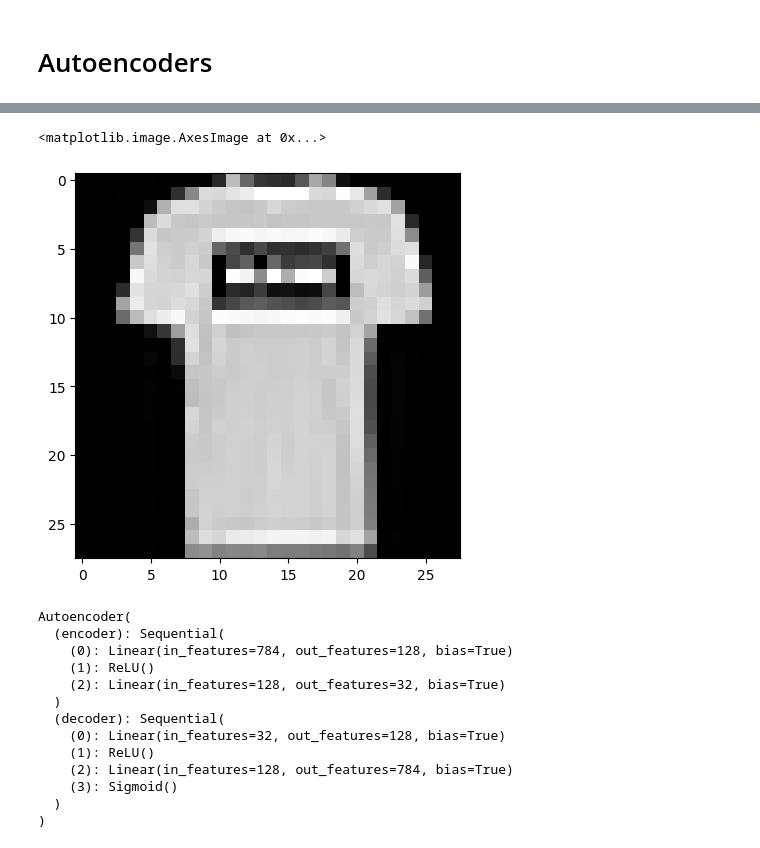
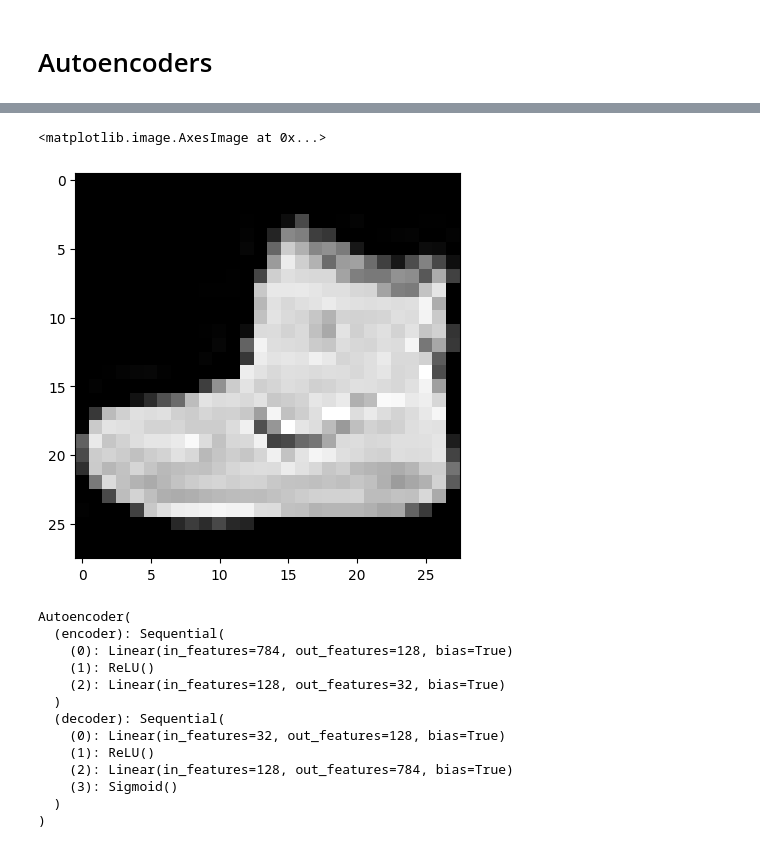
Before and after one commit to JulianCamacho/CE-5506-Reconocimiento-de-Patrones, a Jupyter notebook: Autoencoders/Autoencoders.ipynb, the cells around one changed output, grey strips where cells are left out. Saved outputs shown, nothing was run; the diff lists cells and outputs as text; code cells hidden in the pictures.

```diff
--- a/Autoencoders/Autoencoders.ipynb
+++ b/Autoencoders/Autoencoders.ipynb
@@ -26,18 +42,18 @@ test_loader = torch.utils.data.DataLoader(test_data, batch_size=batch_size, num_
 # %%
 import matplotlib.pyplot as plt
 %matplotlib inline
 # obtain one batch of training images
 dataiter = iter(train_loader)
 images, labels = next(iter(train_loader))
 images = images.numpy()
 # get one image from the batch
-img = np.squeeze(images[1])
+img = np.squeeze(images[0])
 fig = plt.figure(figsize = (5,5))
 ax = fig.add_subplot(111)
 ax.imshow(img, cmap='gray')
 # %% [output]
 <matplotlib.image.AxesImage at 0x...>
-[figure, old version]
+[figure, new version]
 # %%
 import torch.nn as nn
 import torch.nn.functional as F
```
Also changed, not shown: parts of 5 cells of this notebook.
